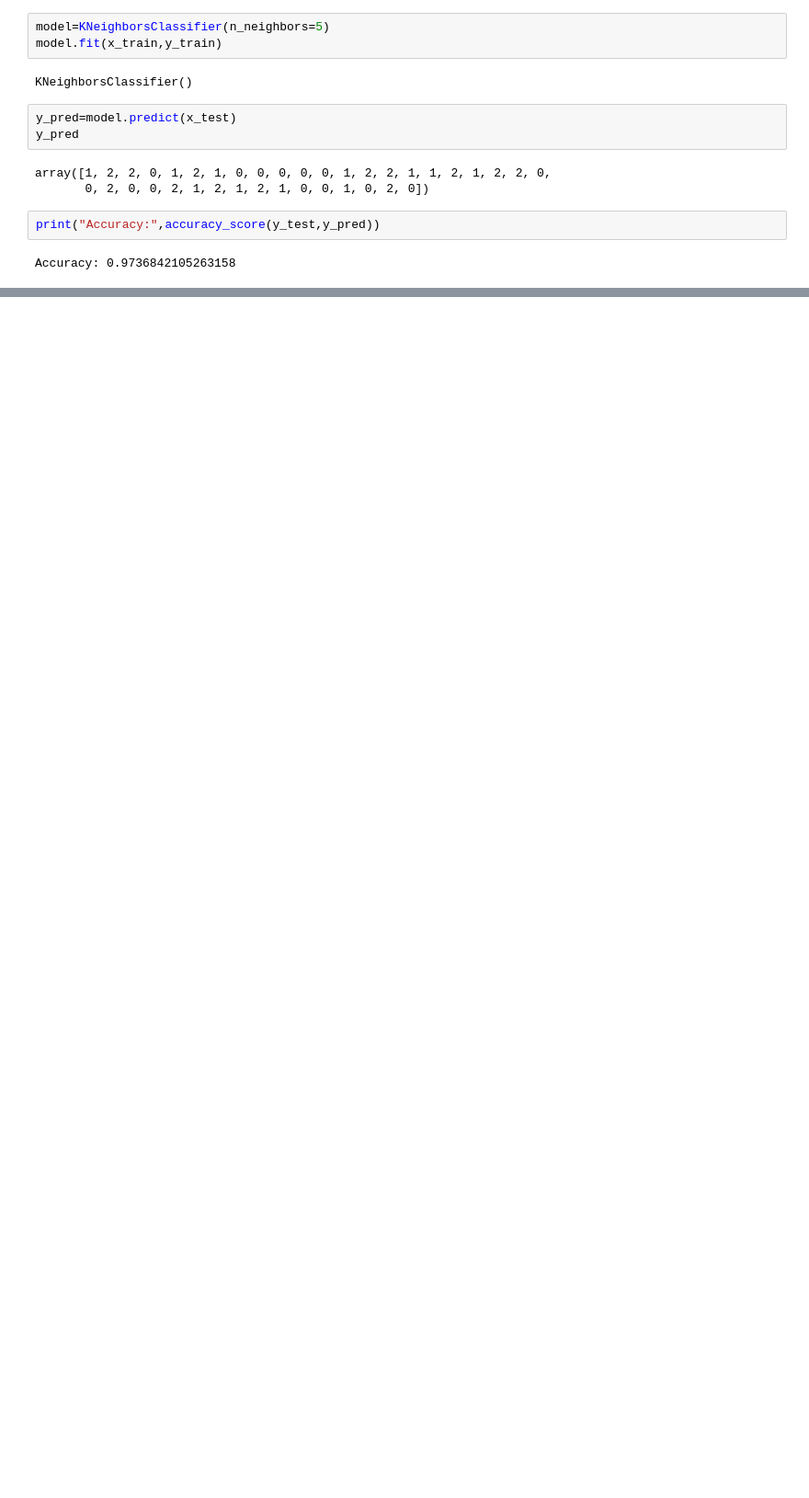
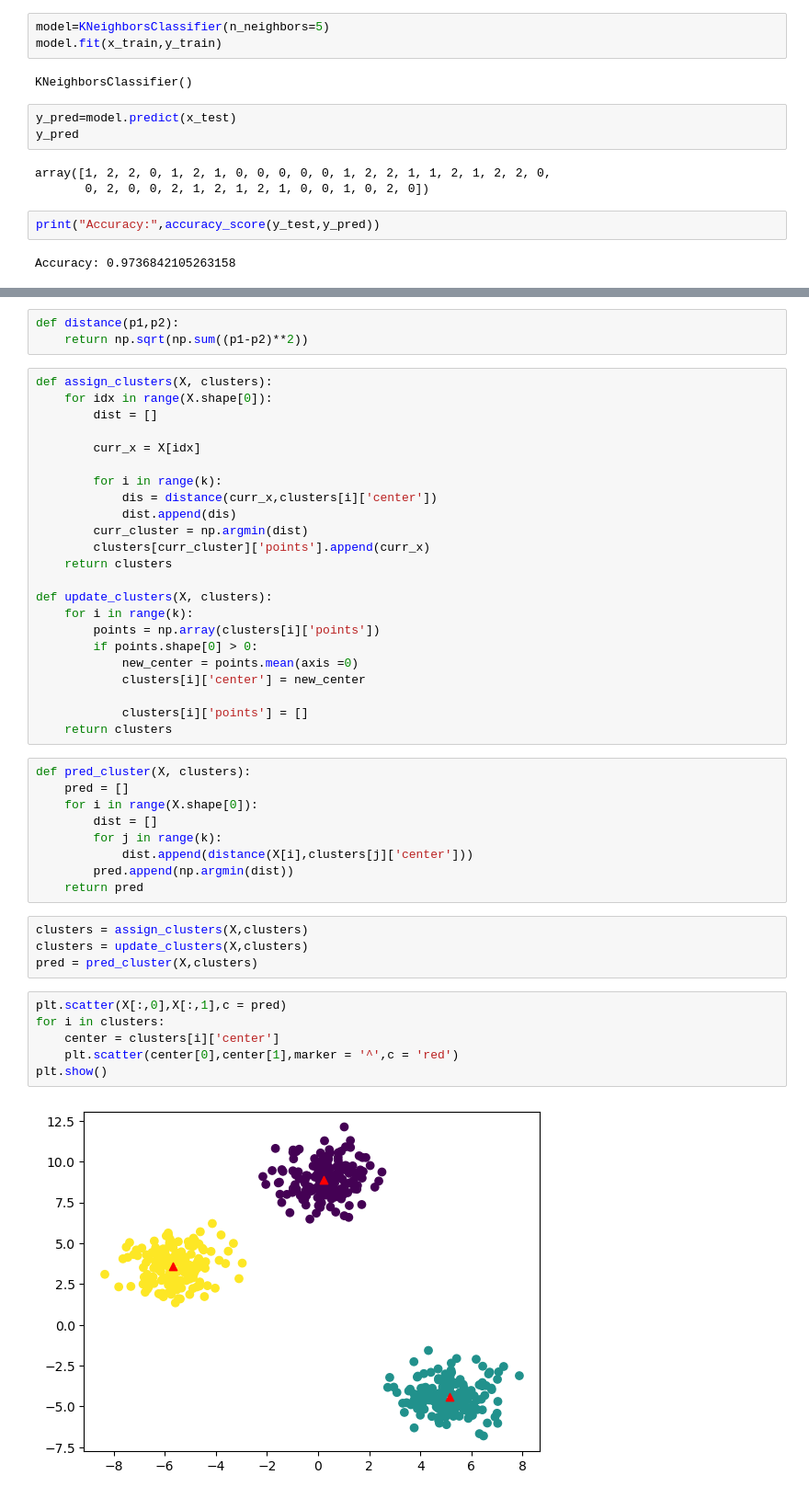
Before and after one commit to h4hareeshmasuresh-lab/Data-Analystics, a Jupyter notebook: LINEAR (KNN).ipynb, the cells around one changed output, grey strips where cells are left out. Shown: that part at 92% size. Drawn from its saved outputs; the diff is of its cells as text; blank space fills up the shorter version.

```diff
--- a/LINEAR (KNN).ipynb
+++ b/LINEAR (KNN).ipynb
@@ -48,0 +164,47 @@ Accuracy: 0.9736842105263158
+# %%
+def distance(p1,p2):
+    return np.sqrt(np.sum((p1-p2)**2))
+# %%
+def assign_clusters(X, clusters):
+    for idx in range(X.shape[0]):
+        dist = []
+
+        curr_x = X[idx]
+
+        for i in range(k):
+            dis = distance(curr_x,clusters[i]['center'])
+            dist.append(dis)
+        curr_cluster = np.argmin(dist)
+        clusters[curr_cluster]['points'].append(curr_x)
+    return clusters
+
+def update_clusters(X, clusters):
+    for i in range(k):
+        points = np.array(clusters[i]['points'])
+        if points.shape[0] > 0:
+            new_center = points.mean(axis =0)
+            clusters[i]['center'] = new_center
+
+            clusters[i]['points'] = []
+    return clusters
+# %%
+def pred_cluster(X, clusters):
+    pred = []
+    for i in range(X.shape[0]):
+        dist = []
+        for j in range(k):
+            dist.append(distance(X[i],clusters[j]['center']))
+        pred.append(np.argmin(dist))
+    return pred
+# %%
+clusters = assign_clusters(X,clusters)
+clusters = update_clusters(X,clusters)
+pred = pred_cluster(X,clusters)
+# %%
+plt.scatter(X[:,0],X[:,1],c = pred)
+for i in clusters:
+    center = clusters[i]['center']
+    plt.scatter(center[0],center[1],marker = '^',c = 'red')
+plt.show()
+# %% [output]
+[figure, added]
```
Also changed, not shown: parts of 14 cells of this notebook.
